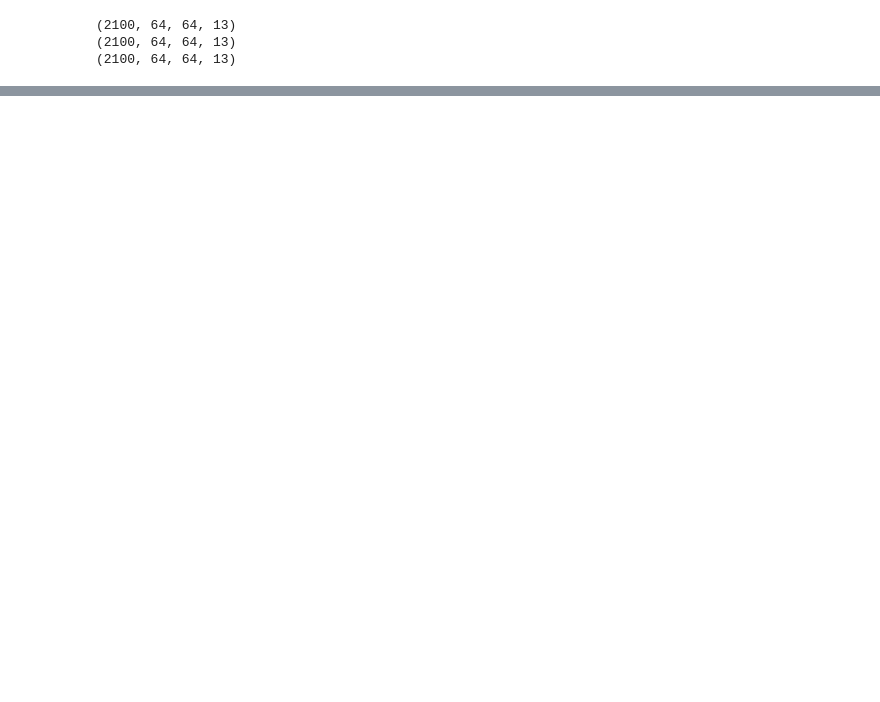
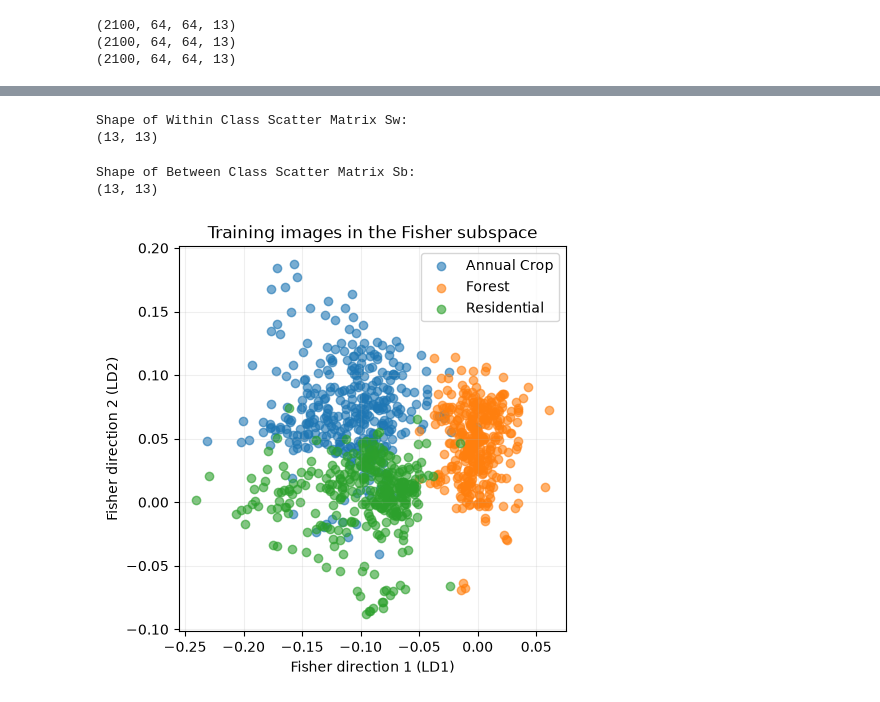
Before and after one commit to Joanna1101/ASEN-6337-Group-Project, a Jupyter notebook: Fisher_LDA.ipynb, the cells around one changed output, grey strips where cells are left out. Drawn from its saved outputs; the diff is of its cells as text; code cells hidden in the pictures; blank space fills up the shorter version.

```diff
--- a/Fisher_LDA.ipynb
+++ b/Fisher_LDA.ipynb
@@ -161,0 +213,71 @@ Test Dataset Shapes:
+# %%
+annualCropS = annualCropCentered.T @ annualCropCentered
+forestS = forestCentered.T @ forestCentered
+residentialS = residentialCentered.T @ residentialCentered
+
+Sw = annualCropS + forestS + residentialS
+
+print("Shape of Within Class Scatter Matrix Sw:")
+print(Sw.shape)
+# %% [output]
+Shape of Within Class Scatter Matrix Sw:
+(13, 13)
+# %%
+diffAnnualCrop = annualCropMean - globalSMean
+diffForest = forestMean - globalSMean
+diffResidential = residentialMean - globalSMean
+
+Sb = annualCropTrain.shape[0] * np.outer(diffAnnualCrop, diffAnnualCrop) + \
+     forestTrain.shape[0] * np.outer(diffForest, diffForest) + \
+     residentialTrain.shape[0] * np.outer(diffResidential, diffResidential)
+
+print("Shape of Between Class Scatter Matrix Sb:")
+print(Sb.shape)
+# %% [output]
+Shape of Between Class Scatter Matrix Sb:
+(13, 13)
+# %%
+# Eigenvalue Decomposition
+
+eigVal, eigVec = sp.linalg.eigh(Sb, Sw)
+# %%
+idx = np.argsort(eigVal)[::-1][:2] # small to large and then reverse it and choose the 2 largest values
+WT = eigVec[:, idx]
+# %%
+# Projections
+annualCropProjectionTrain = annualCropTrain @ WT
+forestProjectionTrain = forestTrain @ WT
+residentialProjectionTrain = residentialTrain @ WT
+
+annualCropProjectionTest = annualCropTest @ WT
+forestProjectionTest = forestTest @ WT
+residentialProjectionTest = residentialTest @ WT
+# %%
+plt.figure(figsize=(5, 5))
+
+plt.scatter(
+    annualCropProjectionTrain[:, 0],
+    annualCropProjectionTrain[:, 1],
+    label="Annual Crop", alpha=0.6
+)
+
+plt.scatter(
+    forestProjectionTrain[:, 0],
+    forestProjectionTrain[:, 1],
+    label="Forest", alpha=0.6
+)
+
+plt.scatter(
+    residentialProjectionTrain[:, 0],
+    residentialProjectionTrain[:, 1],
+    label="Residential", alpha=0.6
+)
+
+plt.xlabel("Fisher direction 1 (LD1)")
+plt.ylabel("Fisher direction 2 (LD2)")
+plt.title("Training images in the Fisher subspace")
+plt.legend()
+plt.grid(alpha=0.2)
+plt.show()
+# %% [output]
+[figure, added]
```
Also changed, not shown: parts of 9 cells of this notebook.
